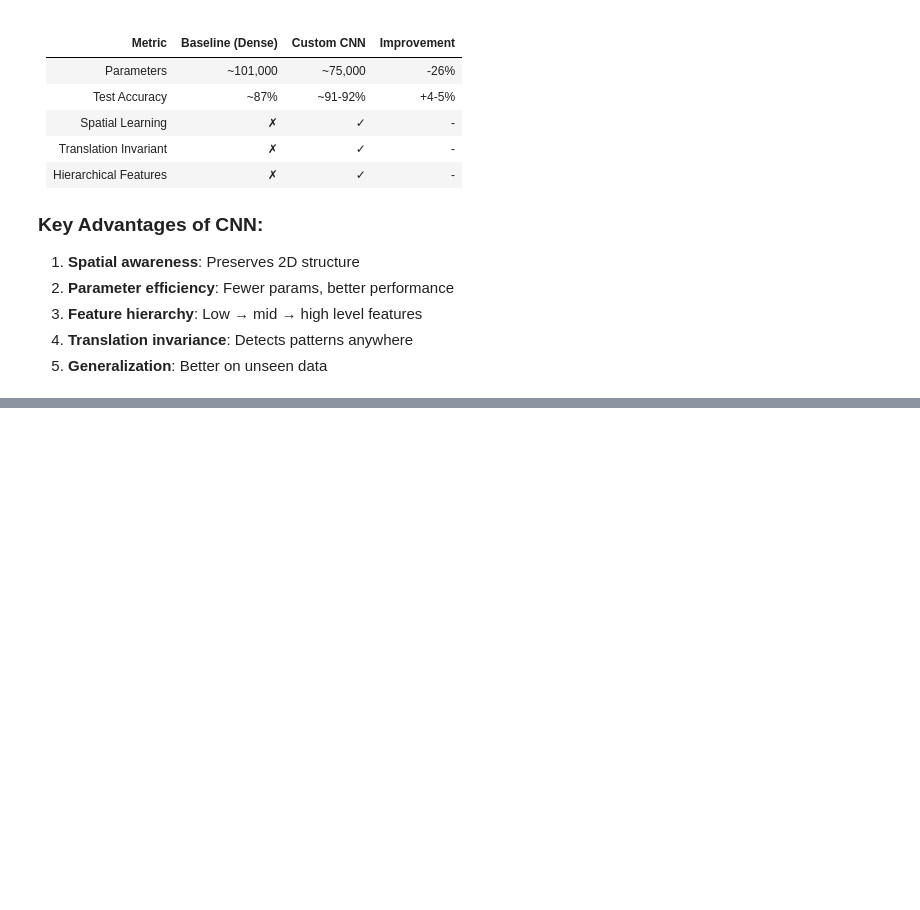
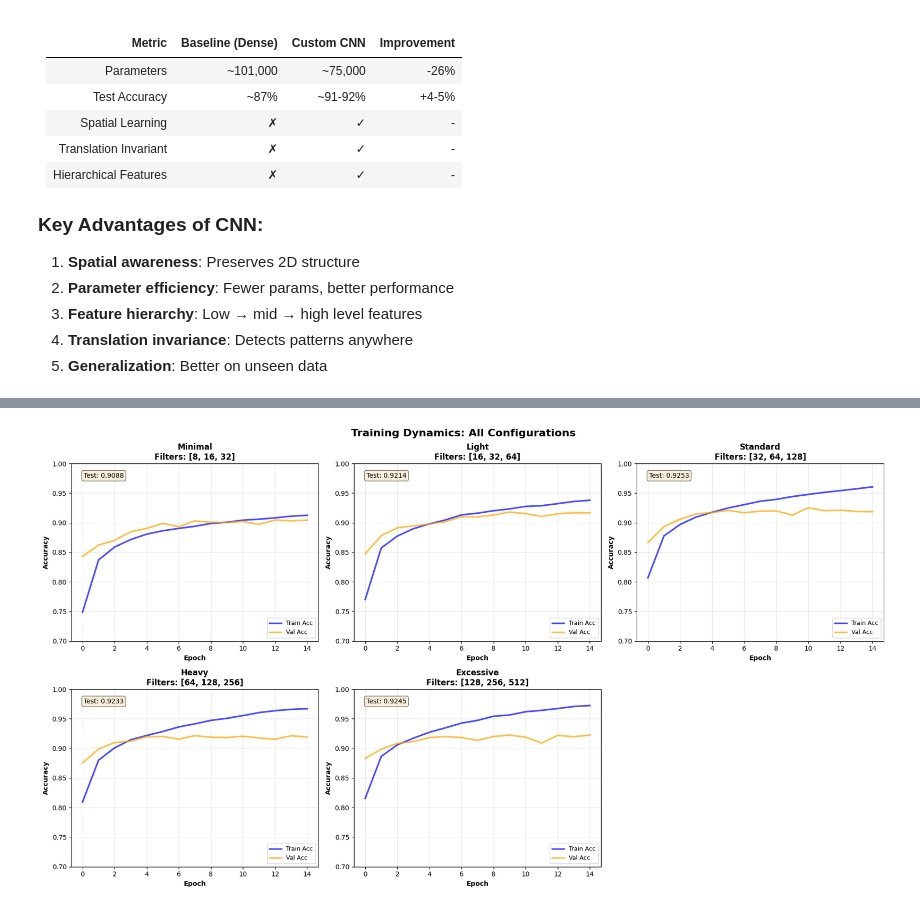
Before and after one commit to Carmo0982/Lab03TDSE, a Jupyter notebook: fashion_mnist_cnn_custom.ipynb, the cells around one changed output, grey strips where cells are left out. Saved outputs shown, nothing was run; the diff lists cells and outputs as text; code cells hidden in the pictures; blank space fills up the shorter version.

```diff
--- a/fashion_mnist_cnn_custom.ipynb
+++ b/fashion_mnist_cnn_custom.ipynb
@@ -564,0 +1031,38 @@ print("Model saved as 'fashion_mnist_cnn_custom.h5'")
+# %%
+# Plot training curves for all experiments
+fig, axes = plt.subplots(2, 3, figsize=(18, 10))
+fig.suptitle('Training Dynamics: All Configurations', fontsize=16, fontweight='bold')
+
+for idx, (exp_name, history) in enumerate(histories.items()):
+    row = idx // 3
+    col = idx % 3
+
+    if idx < 5:  # Only 5 experiments
+        ax = axes[row, col]
+
+        # Plot accuracy
+        ax.plot(history.history['accuracy'], label='Train Acc', linewidth=2.5, color='blue', alpha=0.7)
+        ax.plot(history.history['val_accuracy'], label='Val Acc', linewidth=2.5, color='orange', alpha=0.7)
+
+        # Formatting
+        ax.set_title(f'{exp_name}\nFilters: {results[exp_name]["filters"]}',
+                    fontsize=12, fontweight='bold')
+        ax.set_xlabel('Epoch', fontsize=10, fontweight='bold')
+        ax.set_ylabel('Accuracy', fontsize=10, fontweight='bold')
+        ax.legend(loc='lower right', fontsize=9)
+        ax.grid(True, alpha=0.3)
+        ax.set_ylim([0.7, 1.0])
+
+        # Add final test accuracy as annotation
+        test_acc = results[exp_name]['test_accuracy']
+        ax.text(0.05, 0.95, f'Test: {test_acc:.4f}',
+               transform=ax.transAxes, fontsize=10,
+               verticalalignment='top', bbox=dict(boxstyle='round', facecolor='wheat', alpha=0.5))
+
+# Remove empty subplot
+axes[1, 2].axis('off')
+
+plt.tight_layout()
+plt.show()
+# %% [output]
+[figure, added]
```
Also changed, not shown: parts of 30 cells of this notebook.
